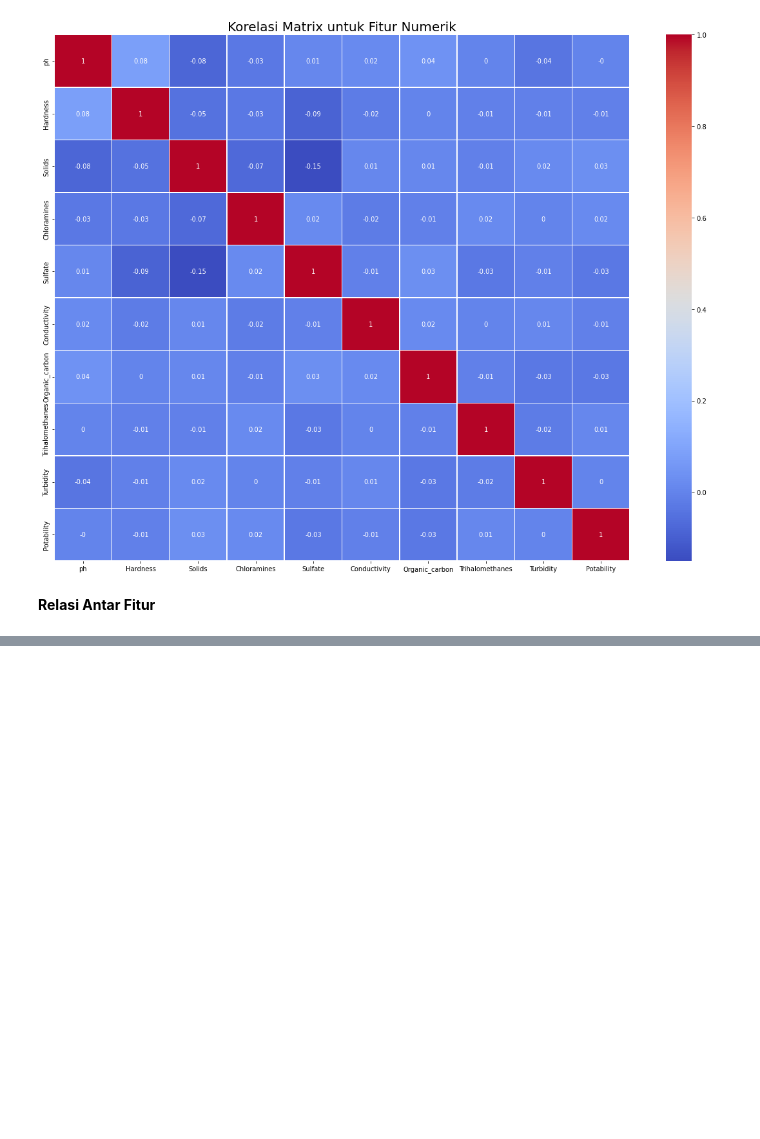
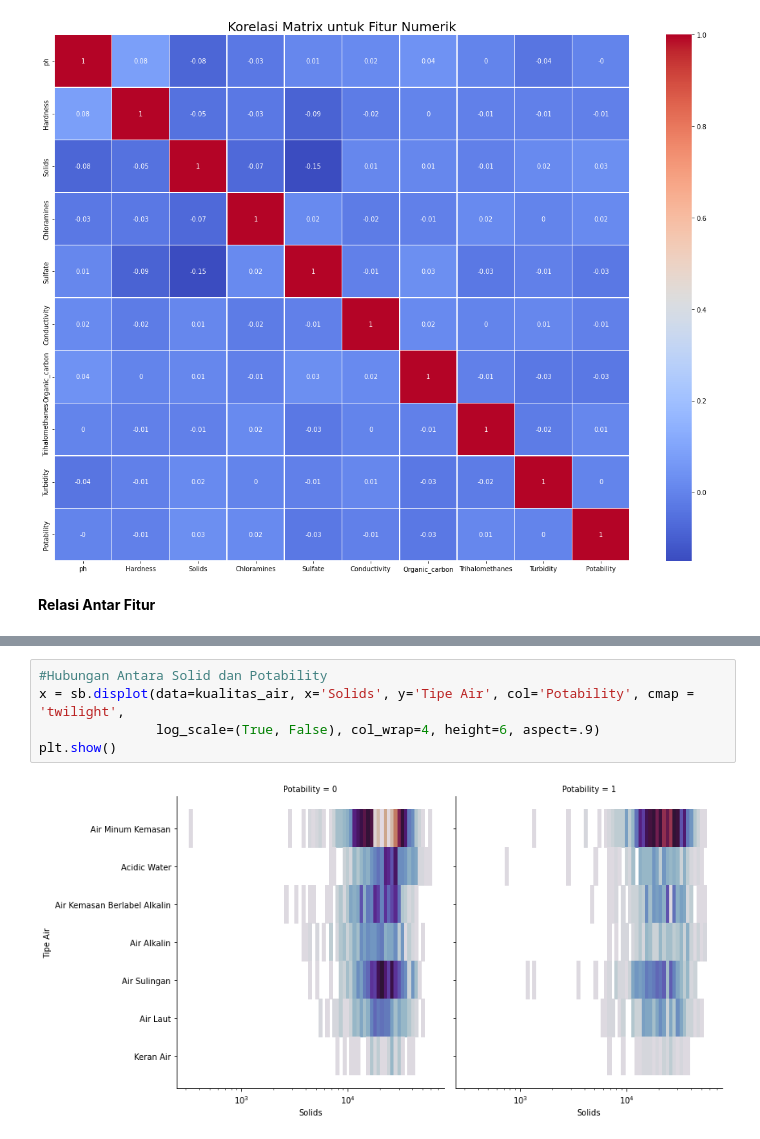
Before and after one commit to MuhamdIlyas/capstone, a Jupyter notebook: MachineLearning/Capstone.ipynb, the cells around one changed output, grey strips where cells are left out. Cells and saved outputs as stored; diff of their text form; blank space fills up the shorter version.

```diff
--- a/MachineLearning/Capstone.ipynb
+++ b/MachineLearning/Capstone.ipynb
@@ -378,0 +389,7 @@ ValueError: ignored
+# %%
+#Hubungan Antara Solid dan Potability
+x = sb.displot(data=kualitas_air, x='Solids', y='Tipe Air', col='Potability', cmap = 'twilight',
+               log_scale=(True, False), col_wrap=4, height=6, aspect=.9)
+plt.show()
+# %% [output]
+[figure, added]
```
Also changed, not shown: parts of 13 cells of this notebook.
